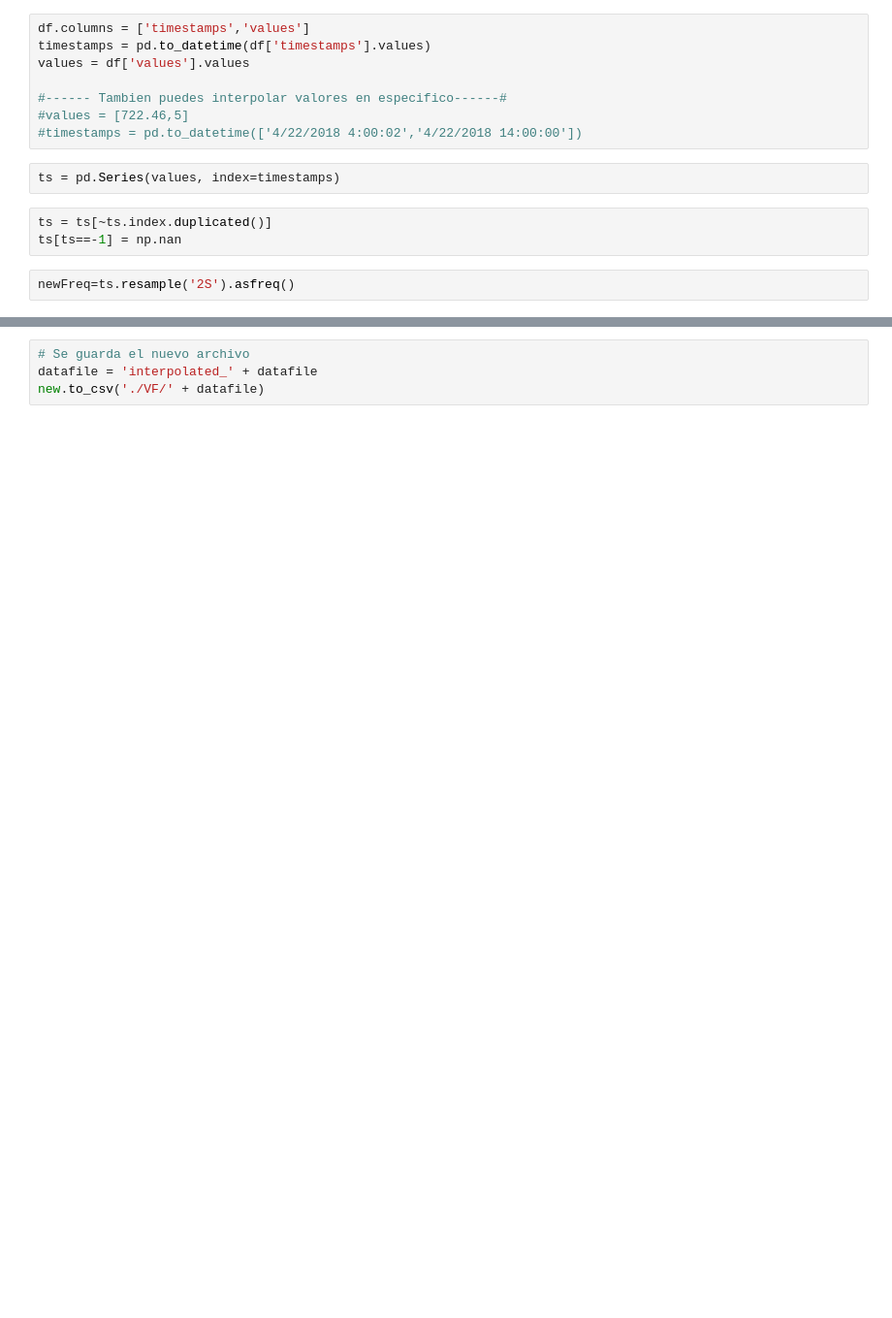
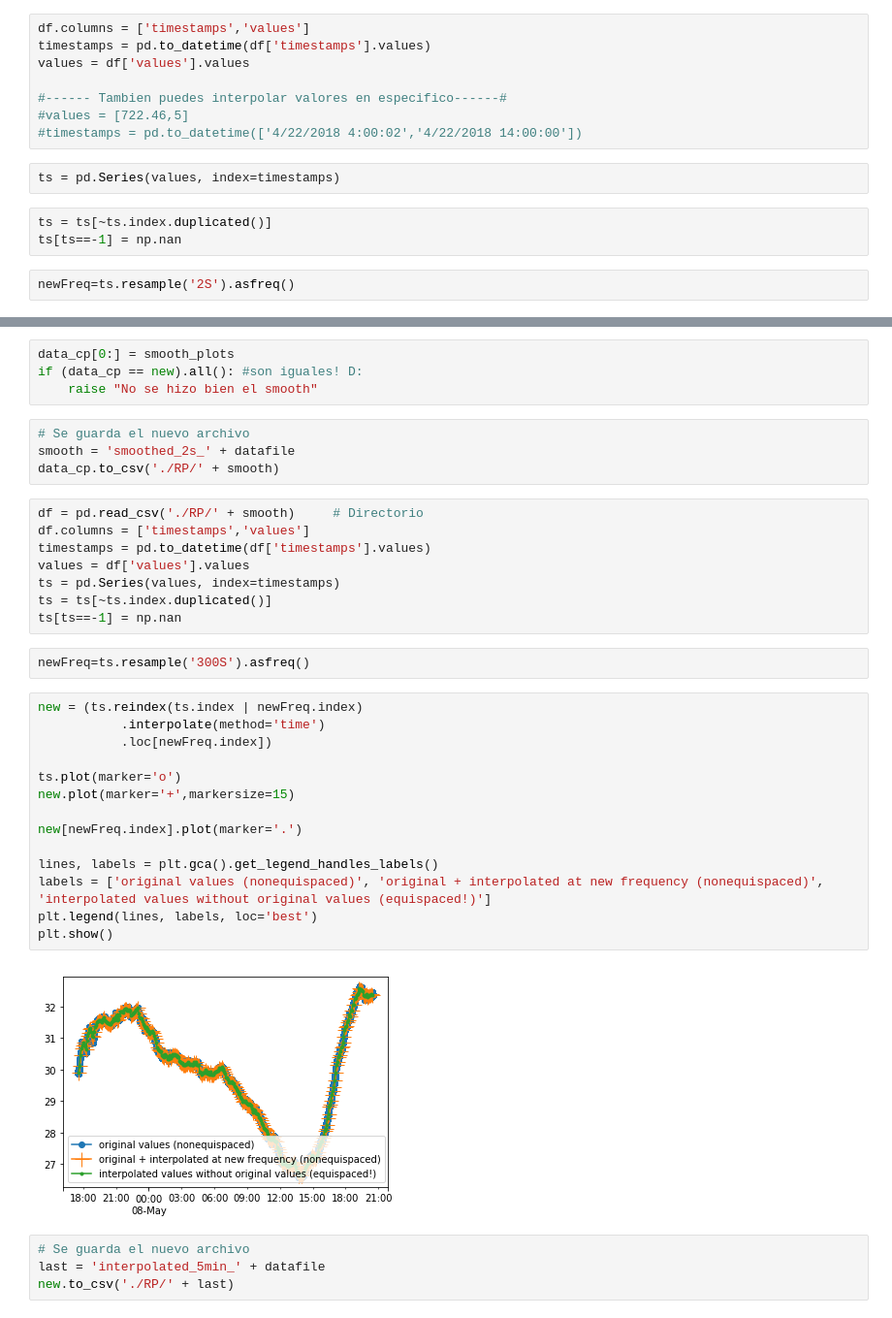
Before and after one commit to DisruptiveAngels/Resampling, a Jupyter notebook: Interpolate.ipynb, the cells around one changed output, grey strips where cells are left out. Shown at 97% size. Cells and saved outputs as stored; diff of their text form; blank space fills up the shorter version.

```diff
--- a/Interpolate.ipynb
+++ b/Interpolate.ipynb
@@ -41,4 +97,38 @@ plt.show()
+# %%
+data_cp[0:] = smooth_plots
+if (data_cp == new).all(): #son iguales! D:
+    raise "No se hizo bien el smooth"
+# %%
+# Se guarda el nuevo archivo
+smooth = 'smoothed_2s_' + datafile
+data_cp.to_csv('./RP/' + smooth)
+# %%
+df = pd.read_csv('./RP/' + smooth)     # Directorio
+df.columns = ['timestamps','values']
+timestamps = pd.to_datetime(df['timestamps'].values)
+values = df['values'].values
+ts = pd.Series(values, index=timestamps)
+ts = ts[~ts.index.duplicated()]
+ts[ts==-1] = np.nan
+# %%
+newFreq=ts.resample('300S').asfreq()
+# %%
+new = (ts.reindex(ts.index | newFreq.index)
+           .interpolate(method='time')
+           .loc[newFreq.index])
+
+ts.plot(marker='o')
+new.plot(marker='+',markersize=15)
+
+new[newFreq.index].plot(marker='.')
+
+lines, labels = plt.gca().get_legend_handles_labels()
+labels = ['original values (nonequispaced)', 'original + interpolated at new frequency (nonequispaced)', 'interpolated values without original values (equispaced!)']
+plt.legend(lines, labels, loc='best')
+plt.show()
+# %% [output]
+[figure, added]
 # %%
 # Se guarda el nuevo archivo
-datafile = 'interpolated_' + datafile
-new.to_csv('./VF/' + datafile)
+last = 'interpolated_5min_' + datafile
+new.to_csv('./RP/' + last)
```
Also changed, not shown: parts of 10 cells of this notebook.
